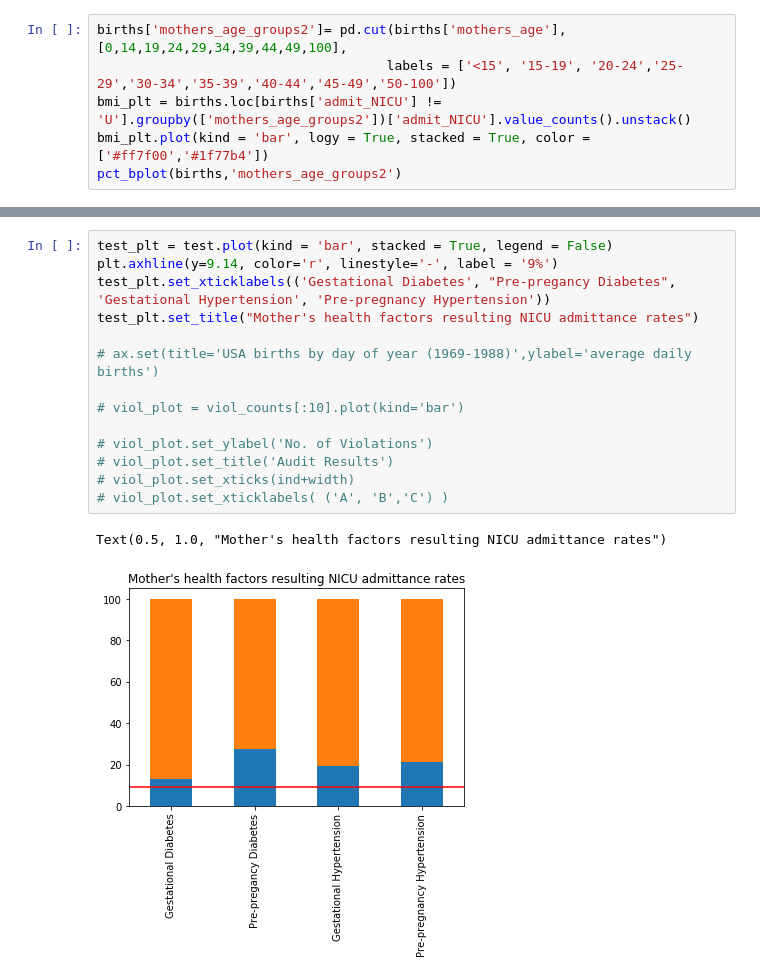
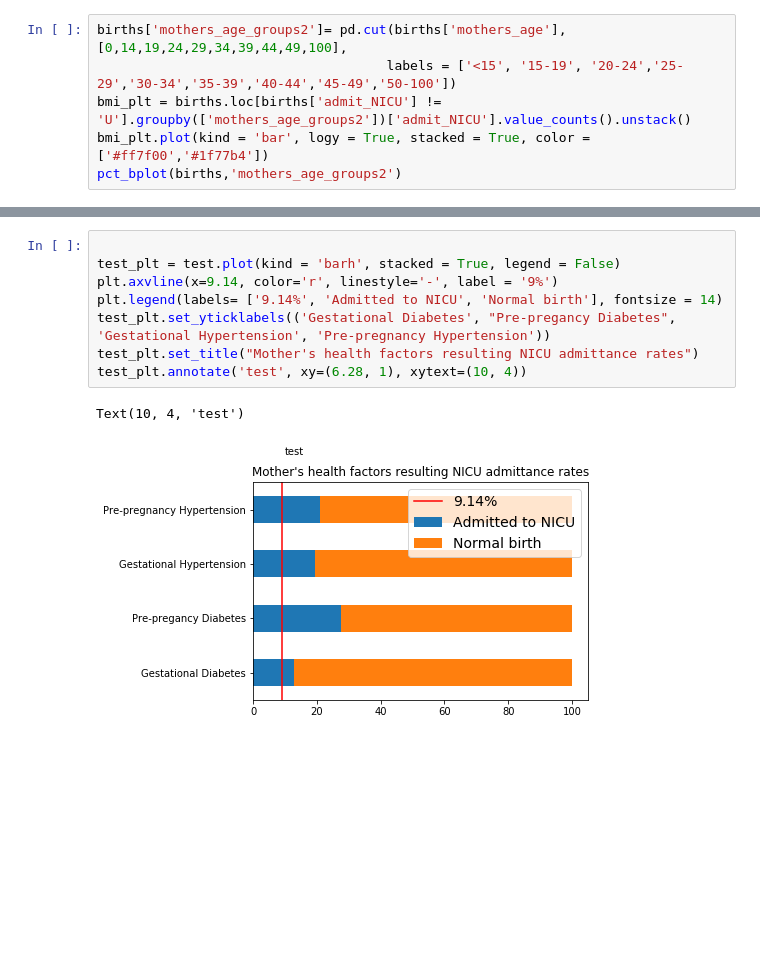
Before and after one commit to mkwasnica/CDC_capstone, a Jupyter notebook: notebooks/MK_Visualization.ipynb, the cells around one changed output, grey strips where cells are left out. Drawn from its saved outputs; the diff is of its cells as text; blank space fills up the shorter version.

Commit message:
updated visualization functions, fixed boxplot issue

```diff
--- a/notebooks/MK_Visualization.ipynb
+++ b/notebooks/MK_Visualization.ipynb
@@ -325,17 +314,11 @@ Y  21.028225  78.971775
 # %%
-test_plt = test.plot(kind = 'bar', stacked = True, legend = False)
-plt.axhline(y=9.14, color='r', linestyle='-', label = '9%')
-test_plt.set_xticklabels(('Gestational Diabetes', "Pre-pregancy Diabetes", 'Gestational Hypertension', 'Pre-pregnancy Hypertension'))
+
+test_plt = test.plot(kind = 'barh', stacked = True, legend = False)
+plt.axvline(x=9.14, color='r', linestyle='-', label = '9%')
+plt.legend(labels= ['9.14%', 'Admitted to NICU', 'Normal birth'], fontsize = 14)
+test_plt.set_yticklabels(('Gestational Diabetes', "Pre-pregancy Diabetes", 'Gestational Hypertension', 'Pre-pregnancy Hypertension'))
 test_plt.set_title("Mother's health factors resulting NICU admittance rates")
-
-# ax.set(title='USA births by day of year (1969-1988)',ylabel='average daily births')
-
-# viol_plot = viol_counts[:10].plot(kind='bar')
-
-# viol_plot.set_ylabel('No. of Violations')
-# viol_plot.set_title('Audit Results')
-# viol_plot.set_xticks(ind+width)
-# viol_plot.set_xticklabels( ('A', 'B','C') )
+test_plt.annotate('test', xy=(6.28, 1), xytext=(10, 4))
 # %% [output]
-Text(0.5, 1.0, "Mother's health factors resulting NICU admittance rates")
+Text(10, 4, 'test')
-[figure, old version]
+[figure, new version]
```
Also changed, not shown: parts of 13 cells of this notebook.
